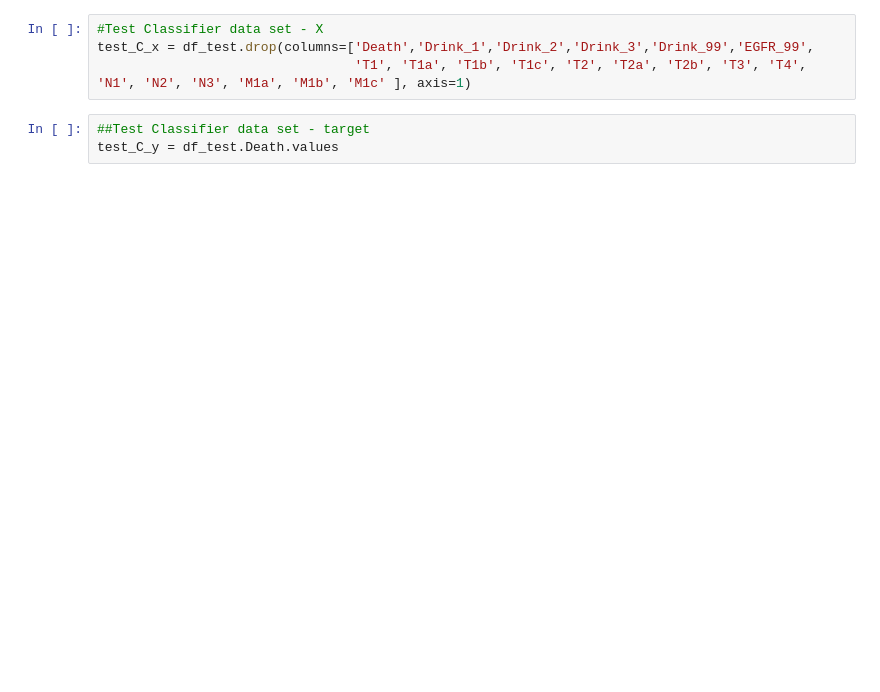
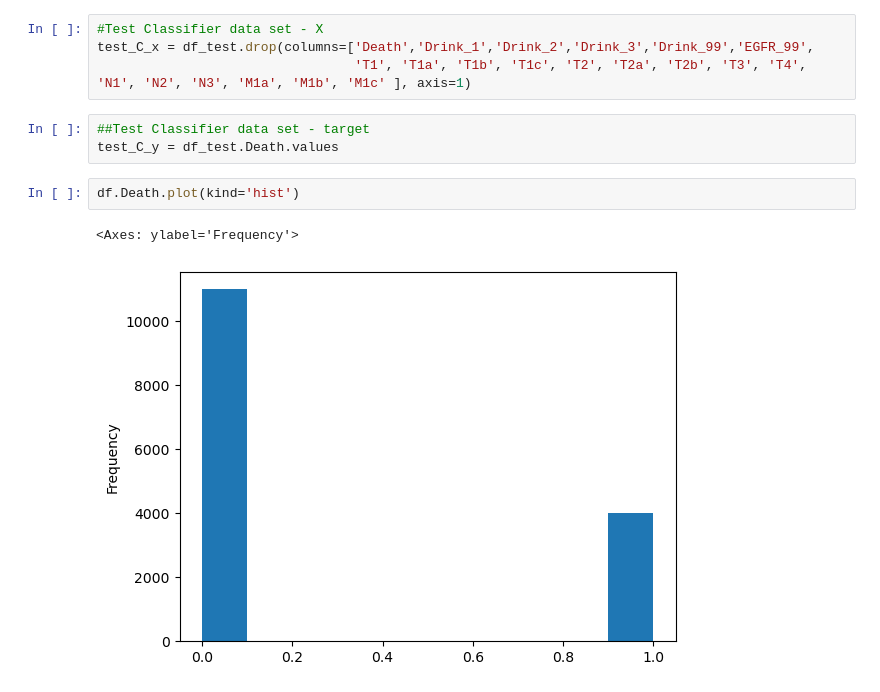
Before and after one commit to iam5027210/wassup_pj1, a Jupyter notebook: LungCancer_new.ipynb, the cells around one changed output. Drawn from its saved outputs; the diff is of its cells as text; blank space fills up the shorter version.

```diff
--- a/LungCancer_new.ipynb
+++ b/LungCancer_new.ipynb
@@ -197,3 +204,8 @@ test_C_x = df_test.drop(columns=['Death','Drink_1','Drink_2','Drink_3','Drink_99
 # %%
 ##Test Classifier data set - target
 test_C_y = df_test.Death.values
+# %%
+df.Death.plot(kind='hist')
+# %% [output]
+<Axes: ylabel='Frequency'>
+[figure, added]
```
Also changed, not shown: parts of 14 cells of this notebook, 1 other file.
